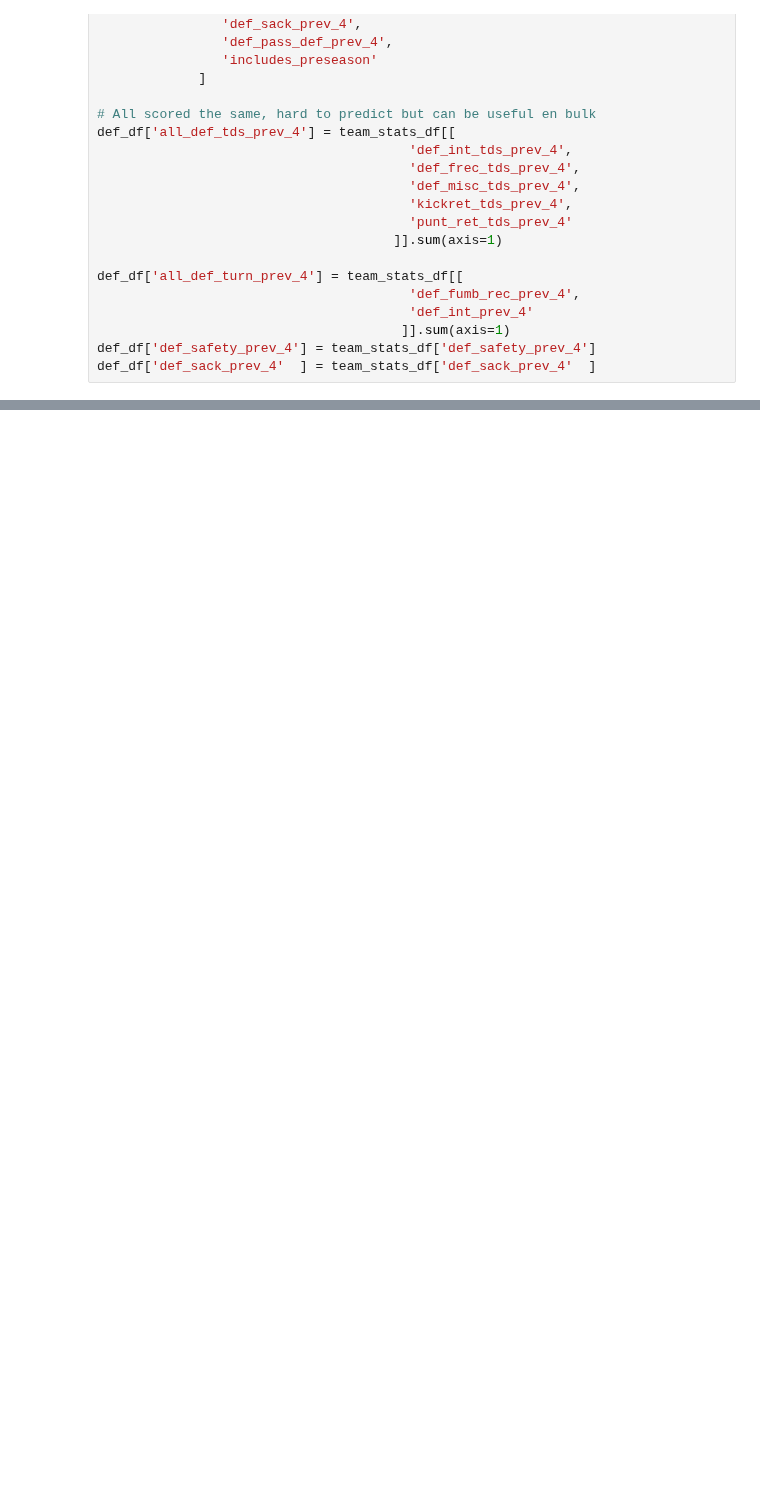
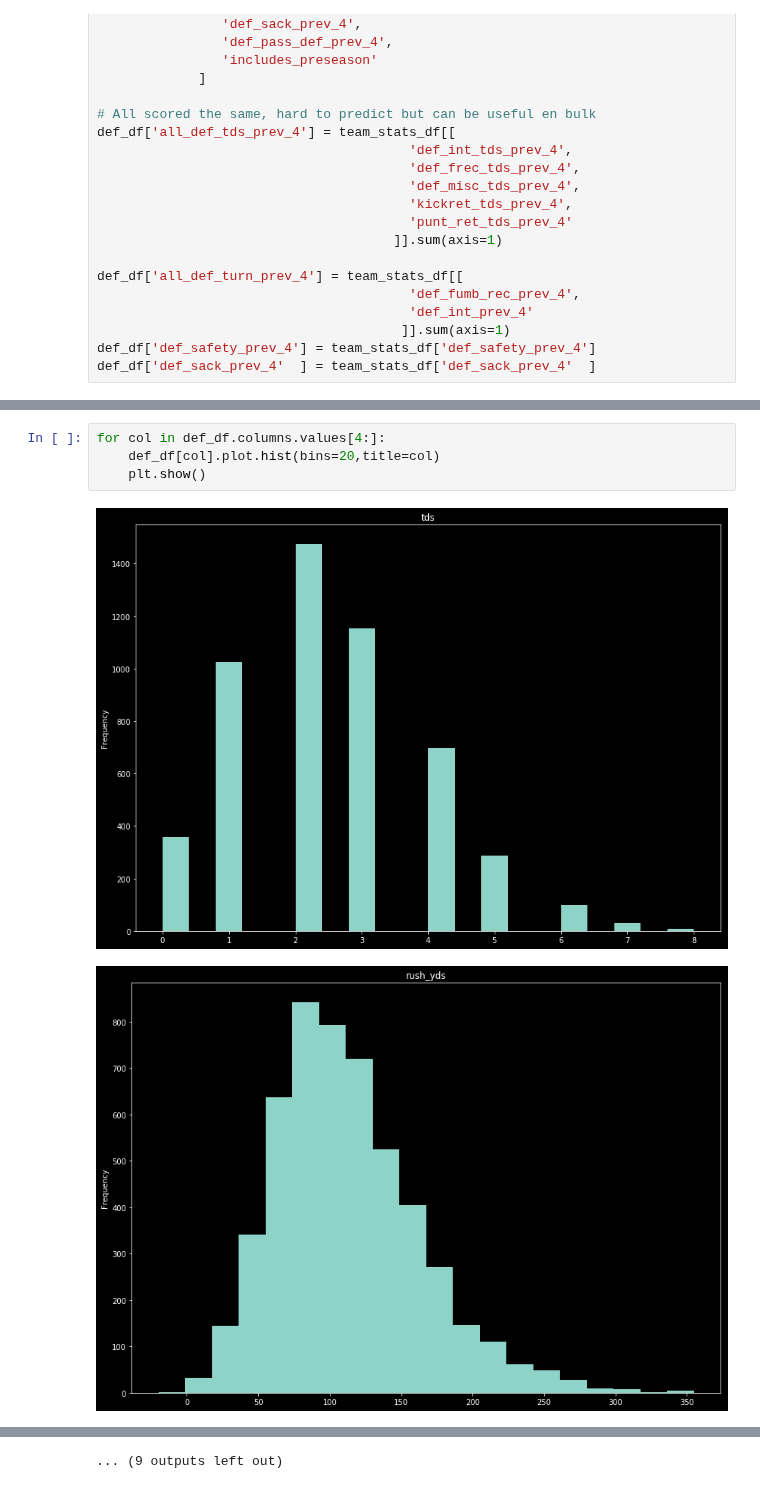
Before and after one commit to markertsean/Fantasy_Football, a Jupyter notebook: exploration/Def.ipynb, the cells around one changed output, grey strips where cells are left out. Drawn from its saved outputs; the diff is of its cells as text; blank space fills up the shorter version.

```diff
--- a/exploration/Def.ipynb
+++ b/exploration/Def.ipynb
@@ -210,0 +199,7 @@ def_df.head()
+# %%
+for col in def_df.columns.values[4:]:
+    def_df[col].plot.hist(bins=20,title=col)
+    plt.show()
+# %% [output]
+[figure, added]
+[figure, added]
@@ -210,0 +216 @@ def_df.head()
+... (9 outputs left out)
```
Also changed, not shown: parts of 13 cells of this notebook.
